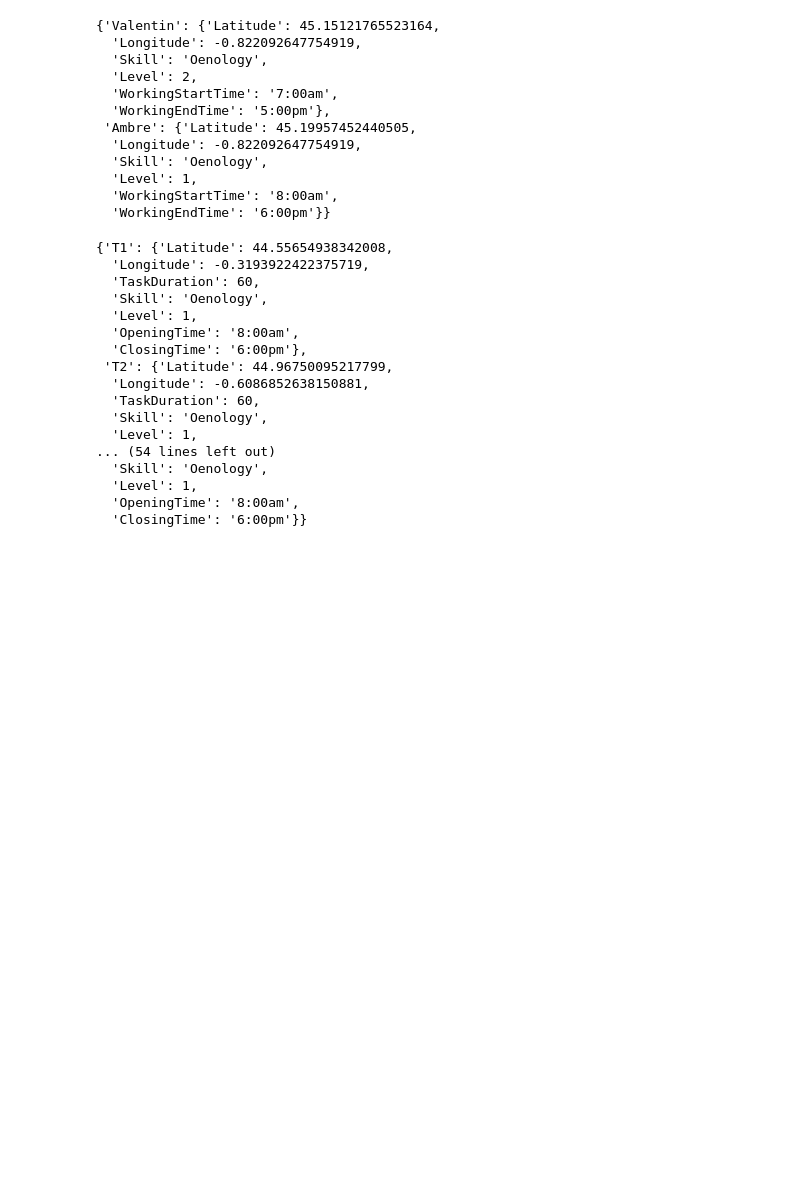
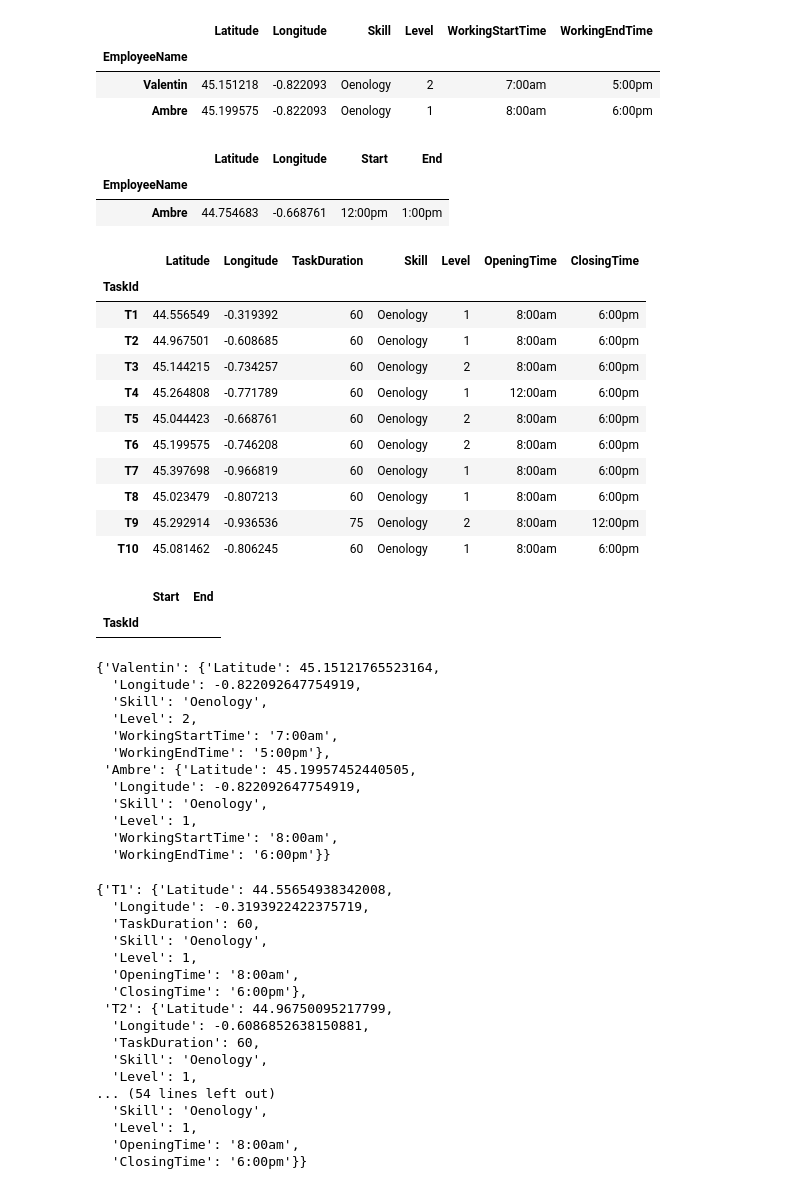
Before and after one commit to EmeraldMP/ST7-OSTP, a Jupyter notebook: Partie1.ipynb, the cells around one changed output. Saved outputs shown, nothing was run; the diff lists cells and outputs as text; code cells hidden in the pictures; blank space fills up the shorter version.

```diff
--- a/Partie1.ipynb
+++ b/Partie1.ipynb
@@ -18,6 +18,39 @@ df_Workers_un = pd.read_excel(path, sheet_name=1, index_col='EmployeeName')
 df_Task = pd.read_excel(path, sheet_name=2, index_col='TaskId')
 # Task unvabilites
 df_Task_un = pd.read_excel(path, sheet_name=3, index_col='TaskId')
+# %%
+df_Workers
+# %% [output]
+|  | Latitude | Longitude | Skill | Level | WorkingStartTime | WorkingEndTime |
+| EmployeeName |  |  |  |  |  |  |
+| Valentin | 45.151218 | -0.822093 | Oenology | 2 | 7:00am | 5:00pm |
+| Ambre | 45.199575 | -0.822093 | Oenology | 1 | 8:00am | 6:00pm |
+# %%
+df_Workers_un
+# %% [output]
+|  | Latitude | Longitude | Start | End |
+| EmployeeName |  |  |  |  |
+| Ambre | 44.754683 | -0.668761 | 12:00pm | 1:00pm |
+# %%
+df_Task
+# %% [output]
+|  | Latitude | Longitude | TaskDuration | Skill | Level | OpeningTime | ClosingTime |
+| TaskId |  |  |  |  |  |  |  |
+| T1 | 44.556549 | -0.319392 | 60 | Oenology | 1 | 8:00am | 6:00pm |
+| T2 | 44.967501 | -0.608685 | 60 | Oenology | 1 | 8:00am | 6:00pm |
+| T3 | 45.144215 | -0.734257 | 60 | Oenology | 2 | 8:00am | 6:00pm |
+| T4 | 45.264808 | -0.771789 | 60 | Oenology | 1 | 12:00am | 6:00pm |
+| T5 | 45.044423 | -0.668761 | 60 | Oenology | 2 | 8:00am | 6:00pm |
+| T6 | 45.199575 | -0.746208 | 60 | Oenology | 2 | 8:00am | 6:00pm |
+| T7 | 45.397698 | -0.966819 | 60 | Oenology | 1 | 8:00am | 6:00pm |
+| T8 | 45.023479 | -0.807213 | 60 | Oenology | 1 | 8:00am | 6:00pm |
+| T9 | 45.292914 | -0.936536 | 75 | Oenology | 2 | 8:00am | 12:00pm |
+| T10 | 45.081462 | -0.806245 | 60 | Oenology | 1 | 8:00am | 6:00pm |
+# %%
+df_Task_un
+# %% [output]
+|  | Start | End |
+| TaskId |  |  |
 # %%
 # Employees
 dict_Workers = df_Workers.to_dict('index')
```
Also changed, not shown: parts of 24 cells of this notebook, 1 other file.
